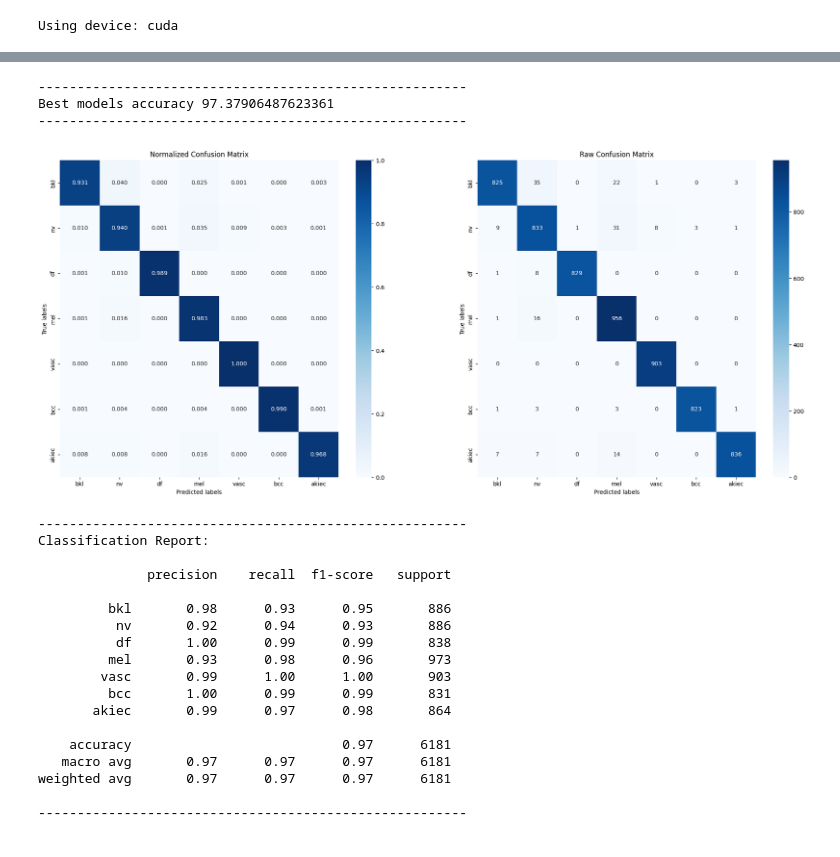
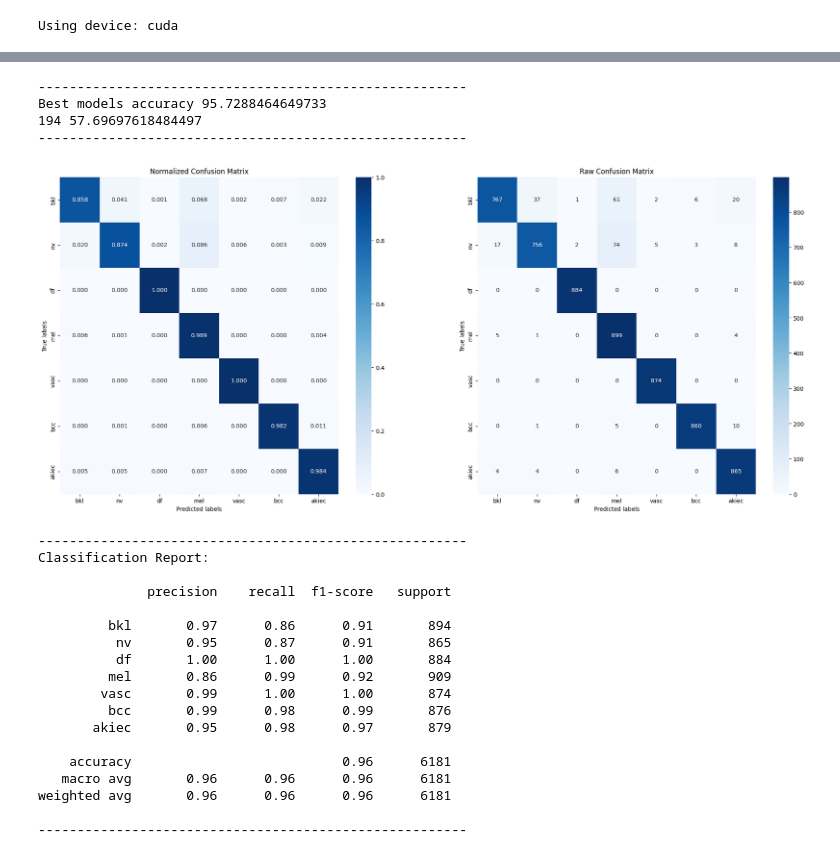
Before and after one commit to NeikuiColacat/skin-cancer-image-classification-, a Jupyter notebook: Pretrained_MAE.ipynb, the cells around one changed output, grey strips where cells are left out. Drawn from its saved outputs; the diff is of its cells as text; code cells hidden in the pictures.

```diff
--- a/Pretrained_MAE.ipynb
+++ b/Pretrained_MAE.ipynb
@@ -136,7 +136,7 @@ optimizer = torch.optim.Adam(model_res.parameters(), lr=1e-3)
 # %%
 start_time = time.time()
 # %%
-epochs = 30
+epochs = 5
 patience = 5
 model_filename = 'mobilenetv3_pret.pth'
 resnet_model, total_loss_train, total_loss_val, total_acc_train, total_acc_val = Model_functions.train_and_validate_model(
@@ -361,7 +316,7 @@ Estimated Total Size (MB): 32.54
 # %%
 start_time = time.time()
 # %%
-epochs = 10
+epochs = 2
 patience = 5
 model_filename = 'effiecentnet.pth'
 densenet_model, total_loss_train, total_loss_val, total_acc_train, total_acc_val = Model_functions.train_and_validate_model(
@@ -474,33 +369,38 @@ best_model_state = torch.load('effiecentnet.pth',map_location='cpu')
 device = torch.device('cpu')
 model_des.load_state_dict(best_model_state)
 model_des.to(device)
+
+start_time = time.time()
 test_accuracy = Model_functions.test_model(model_des, test_loader, device)
+infer_time = time.time() - start_time
 print('-------------------------------------------------------')
 print(f'Best models accuracy {test_accuracy}')
+print(len(test_loader),infer_time)
 print('-------------------------------------------------------')
 # %% [output]
 -------------------------------------------------------
-Best models accuracy 97.37906487623361
+Best models accuracy 95.7288464649733
+194 57.69697618484497
 -------------------------------------------------------
 # %%
-Model_functions.conf_report(model_des, test_loader, 'densenet_conf_mat')
+Model_functions.conf_report(model_des, test_loader, 'efficentnet_conf_mat')
 # %% [output]
-[figure, old version]
+[figure, new version]
 -------------------------------------------------------
 Classification Report:
 
               precision    recall  f1-score   support
 
-         bkl       0.98      0.93      0.95       886
-          nv       0.92      0.94      0.93       886
-          df       1.00      0.99      0.99       838
-         mel       0.93      0.98      0.96       973
-        vasc       0.99      1.00      1.00       903
-         bcc       1.00      0.99      0.99       831
-       akiec       0.99      0.97      0.98       864
+         bkl       0.97      0.86      0.91       894
+          nv       0.95      0.87      0.91       865
+          df       1.00      1.00      1.00       884
+         mel       0.86      0.99      0.92       909
+        vasc       0.99      1.00      1.00       874
+         bcc       0.99      0.98      0.99       876
+       akiec       0.95      0.98      0.97       879
 
-    accuracy                           0.97      6181
-   macro avg       0.97      0.97      0.97      6181
-weighted avg       0.97      0.97      0.97      6181
+    accuracy                           0.96      6181
+   macro avg       0.96      0.96      0.96      6181
+weighted avg       0.96      0.96      0.96      6181
 
 -------------------------------------------------------
```
Also changed, not shown: parts of 11 cells of this notebook, 6 other files.
